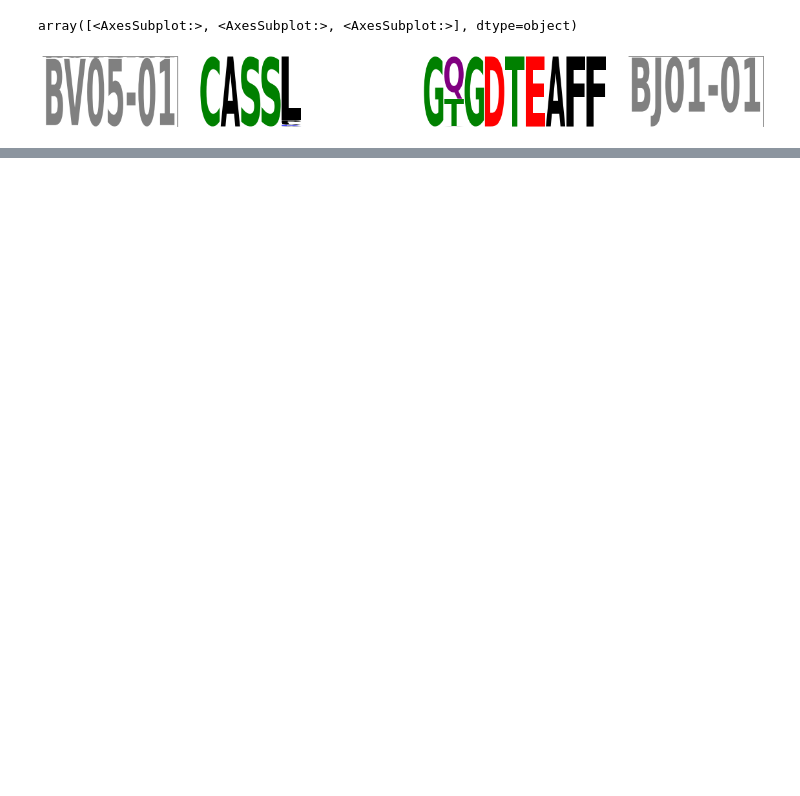
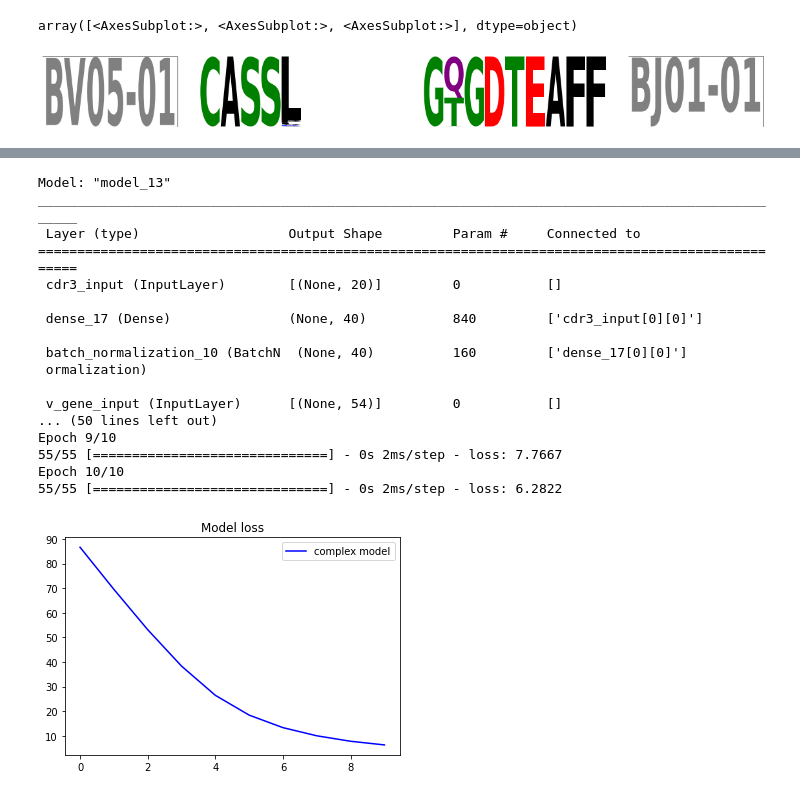
Before and after one commit to yanismiraoui/M4R-Project-Notebooks, a Jupyter notebook: comparison_tcrdist.ipynb, the cells around one changed output, grey strips where cells are left out. Cells and saved outputs as stored; diff of their text form; code cells hidden in the pictures; blank space fills up the shorter version.

```diff
--- a/comparison_tcrdist.ipynb
+++ b/comparison_tcrdist.ipynb
@@ -142,3 +207,6 @@ print(sample2["label"].unique())
+# %%
+sample3 = sample3[sample3["label"] == 50]
+sample3["file"] = 2
 # %%
 import numpy as np
 import pandas as pd
@@ -180,3 +287,45 @@ df = pd.concat([sample, sample2])
+# %%
+params = {
+            "latent_dim": 20,
+            "dense_nodes": 75,
+            "aa_embedding_dim": 21,
+            "v_gene_embedding_dim": 54,
+            "j_gene_embedding_dim": 13,
+            "beta": 0.75,
+            "max_cdr3_len": 20,
+            "n_aas": 21,
+            "n_v_genes": 54,
+            "n_j_genes": 13,
+            "stopping_monitor": "val_loss",
+            "batch_size": 100,
+            "pretrains": 2,
+            "warmup_period": 3,
+            "epochs": 4,
+            "patience": 20,
+            "n_inputs" : 20,
+            "v_inputs" : 54,
+            "j_inputs" : 13
+        }
+model, encoder, decoder = train_model_complex(df, X_test, params=params)
+# %% [output]
+Model: "model_13"
+__________________________________________________________________________________________________
+ Layer (type)                   Output Shape         Param #     Connected to
+==================================================================================================
+ cdr3_input (InputLayer)        [(None, 20)]         0           []
+
+ dense_17 (Dense)               (None, 40)           840         ['cdr3_input[0][0]']
+
+ batch_normalization_10 (BatchN  (None, 40)          160         ['dense_17[0][0]']
+ ormalization)
+
+ v_gene_input (InputLayer)      [(None, 54)]         0           []
+... (50 lines left out)
+Epoch 9/10
+55/55 [==============================] - 0s 2ms/step - loss: 7.7667
+Epoch 10/10
+55/55 [==============================] - 0s 2ms/step - loss: 6.2822
+[figure, added]
 # %%
 X_test_encode = encoder.predict(X_test)
 pca = PCA(n_components=2)
```
Also changed, not shown: parts of 32 cells of this notebook, 10 other files.
